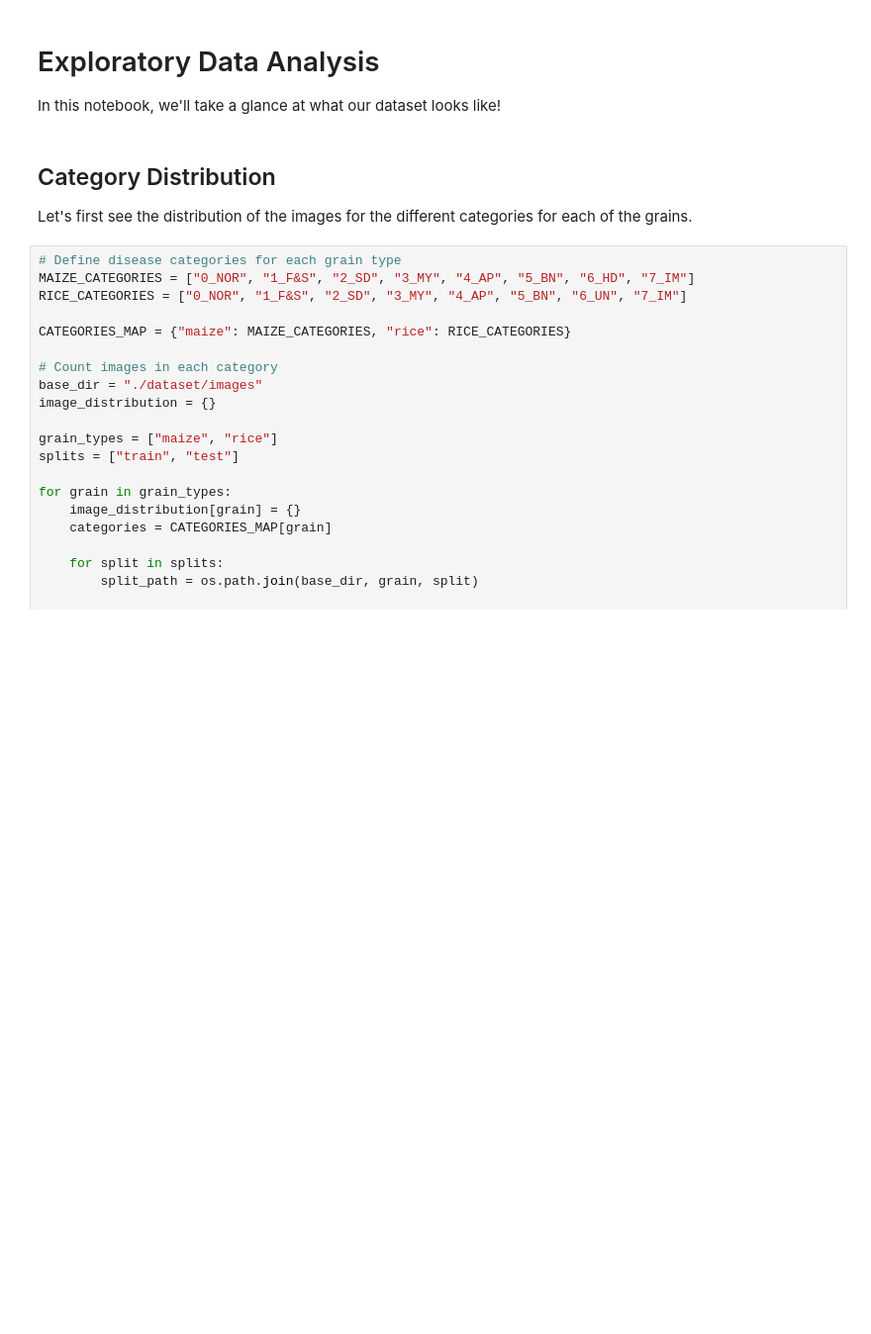
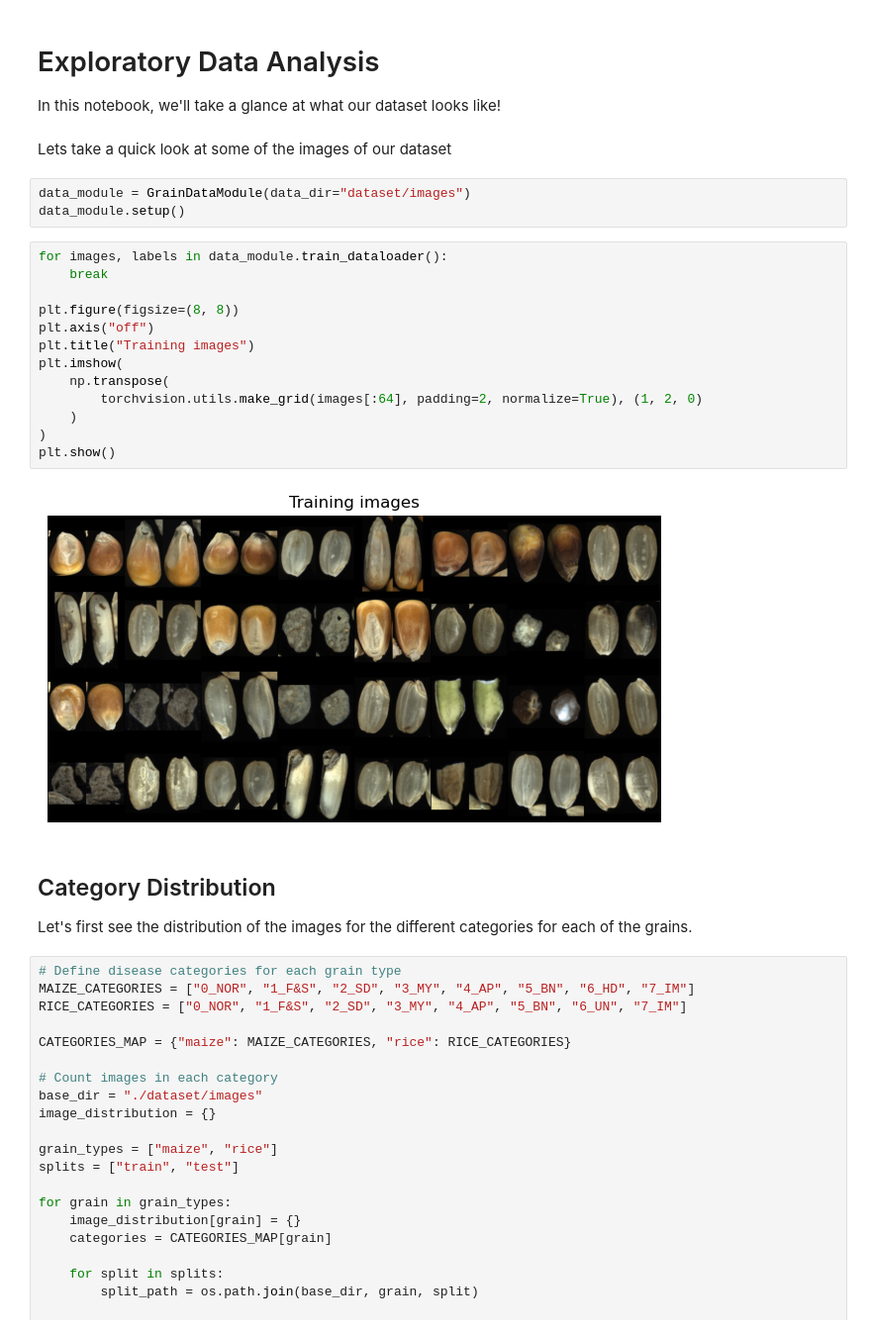
Before and after one commit to xandreiAThome/grain-disease-vision-model, a Jupyter notebook: 02_exploratory_data_analysis.ipynb, the cells around one changed output. Shown at 99% size. Saved outputs shown, nothing was run; the diff lists cells and outputs as text; blank space fills up the shorter version.

```diff
--- a/02_exploratory_data_analysis.ipynb
+++ b/02_exploratory_data_analysis.ipynb
@@ -31,6 +16,26 @@ Note: you may need to restart the kernel to use updated packages.
 # Exploratory Data Analysis
 
 In this notebook, we'll take a glance at what our dataset looks like!
+# %% [markdown]
+Lets take a quick look at some of the images of our dataset
+# %%
+data_module = GrainDataModule(data_dir="dataset/images")
+data_module.setup()
+# %%
+for images, labels in data_module.train_dataloader():
+    break
+
+plt.figure(figsize=(8, 8))
+plt.axis("off")
+plt.title("Training images")
+plt.imshow(
+    np.transpose(
+        torchvision.utils.make_grid(images[:64], padding=2, normalize=True), (1, 2, 0)
+    )
+)
+plt.show()
+# %% [output]
+[figure, added]
 # %% [markdown]
 ## Category Distribution
 
```
Also changed, not shown: parts of 4 cells of this notebook, 4 other files.
